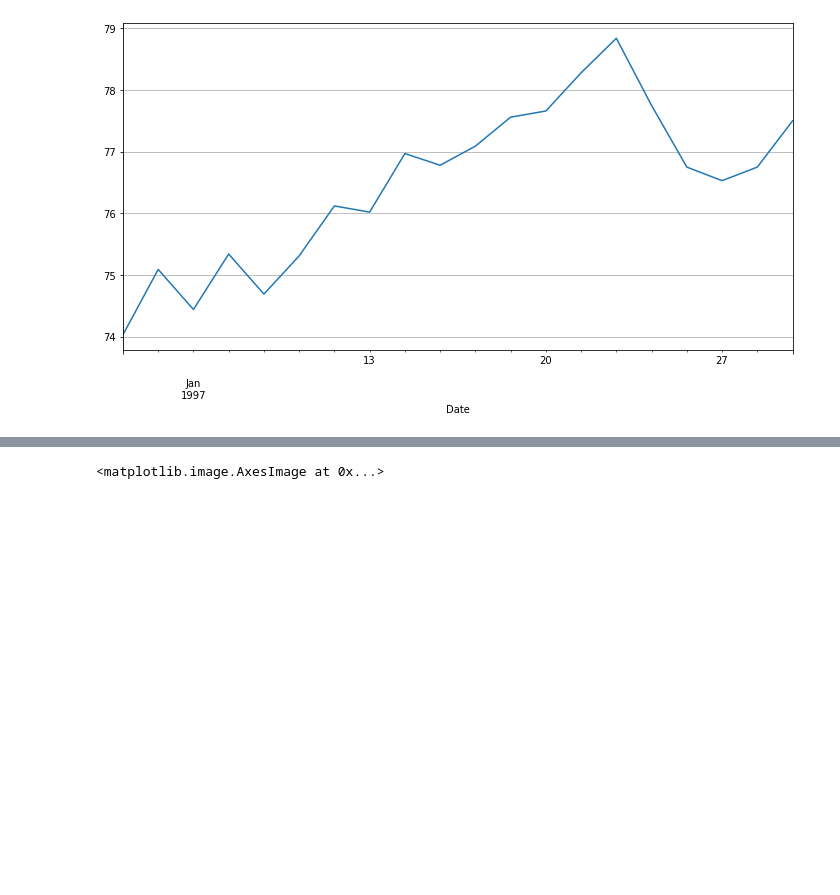
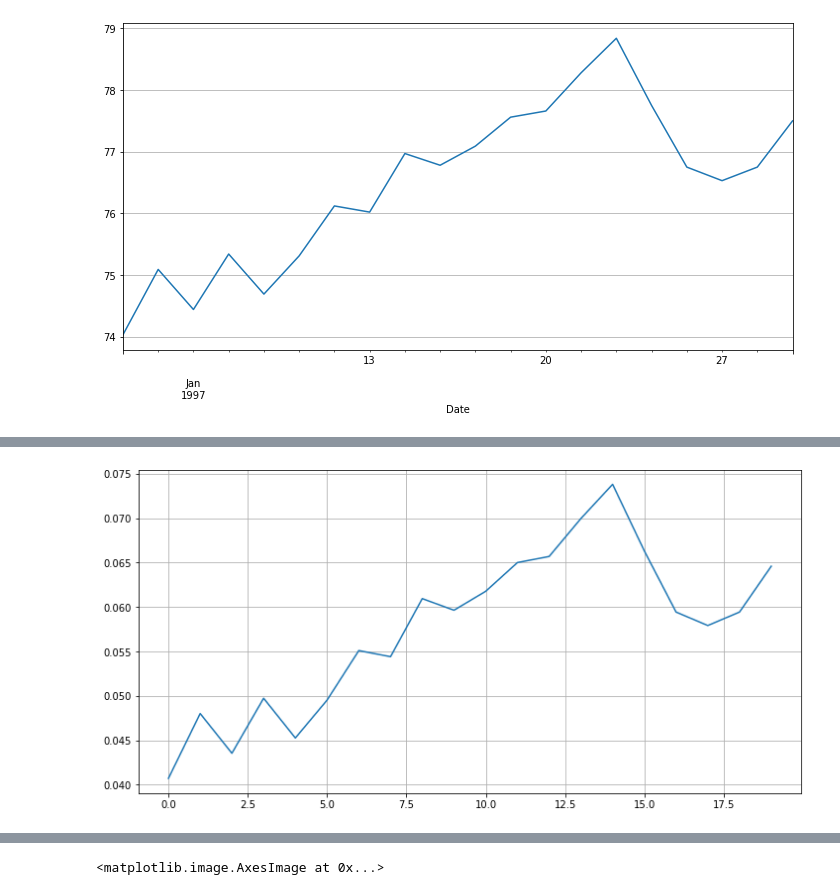
Before and after one commit to kdh4672/economy_ai, a Jupyter notebook: ai_homework.ipynb, the cells around one changed output, grey strips where cells are left out. Drawn from its saved outputs; the diff is of its cells as text; code cells hidden in the pictures; blank space fills up the shorter version.

```diff
--- a/ai_homework.ipynb
+++ b/ai_homework.ipynb
@@ -90 +122,6 @@ x_data.plot(figsize=(12,6), grid=True);
+# %%
+x_data = train_df[0:20]['Close']
+x_data.plot(figsize=(12,6), grid=True);
+# %% [output]
+[figure, added]
 # %%
```
Also changed, not shown: parts of 12 cells of this notebook.
